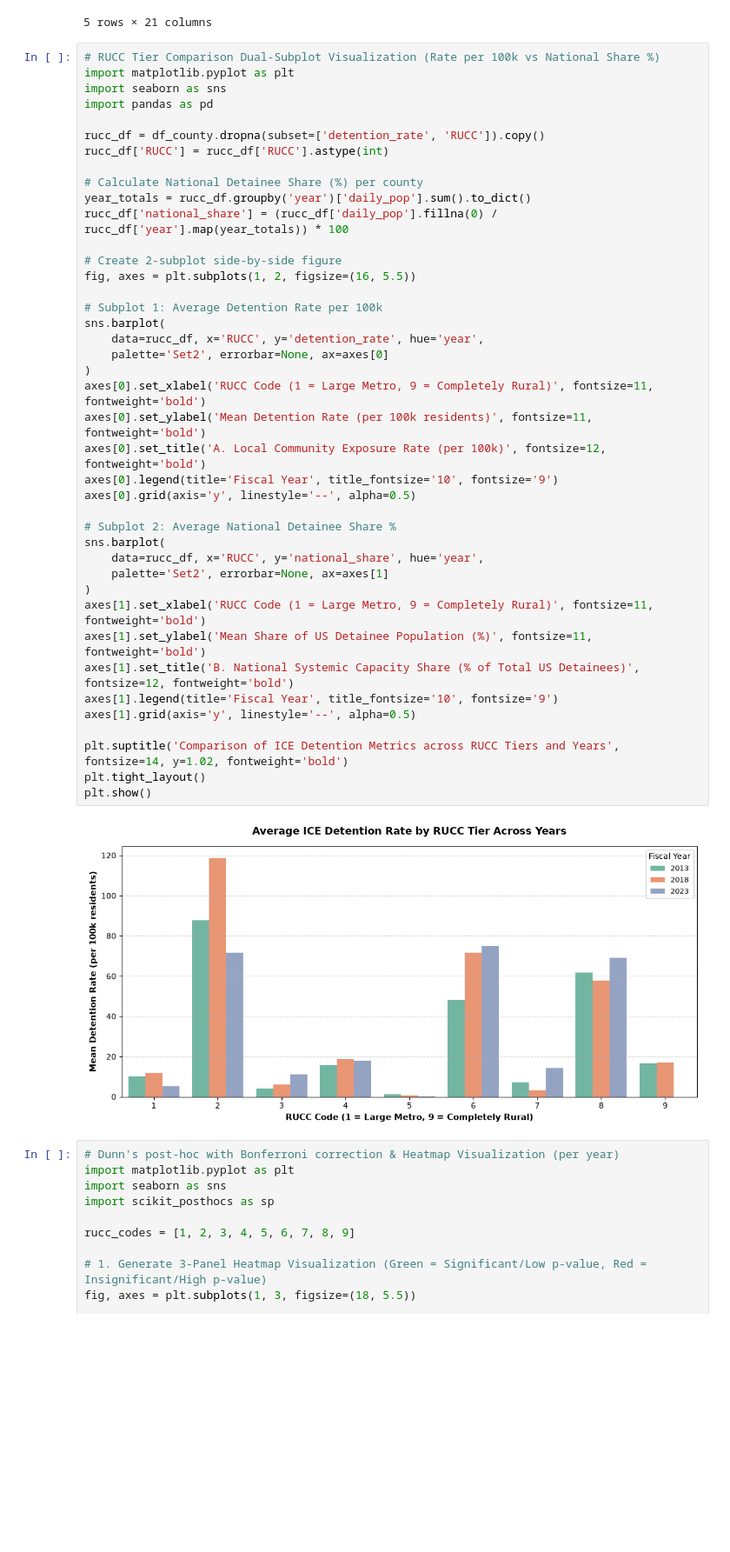
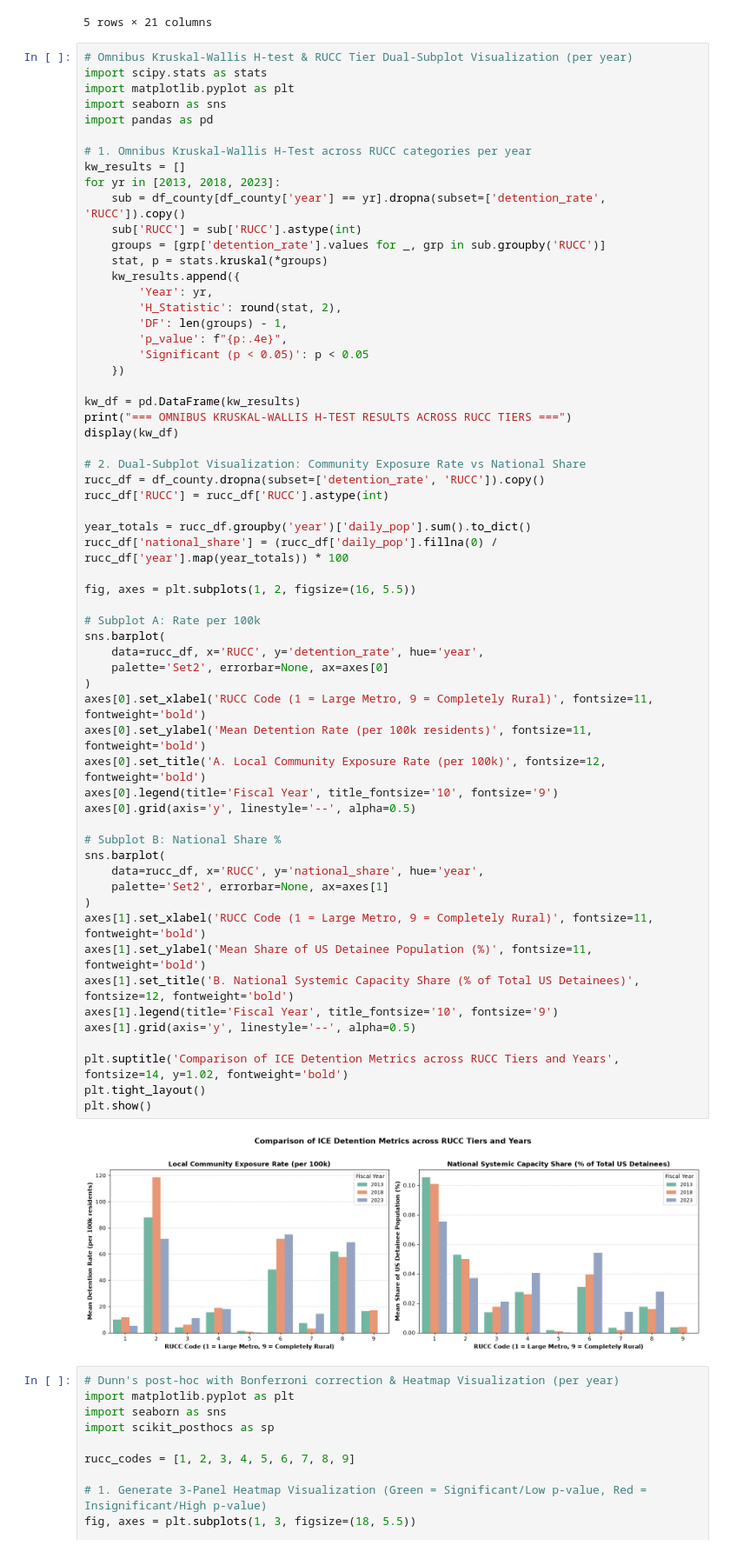
Before and after one commit to steveg-ds/RHIP, a Jupyter notebook: RSS-Analysis.ipynb, the cells around one changed output. Shown at 87% size. Drawn from its saved outputs; the diff is of its cells as text; blank space fills up the shorter version.

Commit message:
refactor(rss): enforce two-step non-parametric testing sequence (Omnibus Kruskal-Wallis then Post-Hoc Dunn)

```diff
--- a/RSS-Analysis.ipynb
+++ b/RSS-Analysis.ipynb
@@ -624,48 +628,67 @@ Aggregated df_county shape: (9322, 21)
 | 4 | 2013 | 1009 | 57623.0 | 0.4144 | 0.074137 | 0.132083 | 0.097285 | 0.230062 | ... |
 5 rows × 21 columns
 # %%
-# RUCC Tier Comparison Dual-Subplot Visualization (Rate per 100k vs National Share %)
+# Omnibus Kruskal-Wallis H-test & RUCC Tier Dual-Subplot Visualization (per year)
+import scipy.stats as stats
 import matplotlib.pyplot as plt
 import seaborn as sns
 import pandas as pd
 
+# 1. Omnibus Kruskal-Wallis H-Test across RUCC categories per year
+kw_results = []
+for yr in [2013, 2018, 2023]:
+    sub = df_county[df_county['year'] == yr].dropna(subset=['detention_rate', 'RUCC']).copy()
+    sub['RUCC'] = sub['RUCC'].astype(int)
+    groups = [grp['detention_rate'].values for _, grp in sub.groupby('RUCC')]
+    stat, p = stats.kruskal(*groups)
+    kw_results.append({
+        'Year': yr,
+        'H_Statistic': round(stat, 2),
+        'DF': len(groups) - 1,
+        'p_value': f"{p:.4e}",
+        'Significant (p < 0.05)': p < 0.05
+    })
+
+kw_df = pd.DataFrame(kw_results)
+print("=== OMNIBUS KRUSKAL-WALLIS H-TEST RESULTS ACROSS RUCC TIERS ===")
+display(kw_df)
+
+# 2. Dual-Subplot Visualization: Community Exposure Rate vs National Share
 rucc_df = df_county.dropna(subset=['detention_rate', 'RUCC']).copy()
 rucc_df['RUCC'] = rucc_df['RUCC'].astype(int)
 
-# Calculate National Detainee Share (%) per county
 year_totals = rucc_df.groupby('year')['daily_pop'].sum().to_dict()
 rucc_df['national_share'] = (rucc_df['daily_pop'].fillna(0) / rucc_df['year'].map(year_totals)) * 100
 
-# Create 2-subplot side-by-side figure
 fig, axes = plt.subplots(1, 2, figsize=(16, 5.5))
 
-# Subplot 1: Average Detention Rate per 100k
+# Subplot A: Rate per 100k
 sns.barplot(
     data=rucc_df, x='RUCC', y='detention_rate', hue='year',
     palette='Set2', errorbar=None, ax=axes[0]
 )
 axes[0].set_xlabel('RUCC Code (1 = Large Metro, 9 = Completely Rural)', fontsize=11, fontweight='bold')
 axes[0].set_ylabel('Mean Detention Rate (per 100k residents)', fontsize=11, fontweight='bold')
 axes[0].set_title('A. Local Community Exposure Rate (per 100k)', fontsize=12, fontweight='bold')
 axes[0].legend(title='Fiscal Year', title_fontsize='10', fontsize='9')
 axes[0].grid(axis='y', linestyle='--', alpha=0.5)
 
-# Subplot 2: Average National Detainee Share %
+# Subplot B: National Share %
 sns.barplot(
     data=rucc_df, x='RUCC', y='national_share', hue='year',
     palette='Set2', errorbar=None, ax=axes[1]
 )
 axes[1].set_xlabel('RUCC Code (1 = Large Metro, 9 = Completely Rural)', fontsize=11, fontweight='bold')
 axes[1].set_ylabel('Mean Share of US Detainee Population (%)', fontsize=11, fontweight='bold')
 axes[1].set_title('B. National Systemic Capacity Share (% of Total US Detainees)', fontsize=12, fontweight='bold')
 axes[1].legend(title='Fiscal Year', title_fontsize='10', fontsize='9')
 axes[1].grid(axis='y', linestyle='--', alpha=0.5)
 
 plt.suptitle('Comparison of ICE Detention Metrics across RUCC Tiers and Years', fontsize=14, y=1.02, fontweight='bold')
 plt.tight_layout()
 plt.show()
 # %% [output]
-[figure, old version]
+[figure, new version]
 # %%
 # Dunn's post-hoc with Bonferroni correction & Heatmap Visualization (per year)
 import matplotlib.pyplot as plt
```
Also changed, not shown: parts of 1 cell of this notebook.
